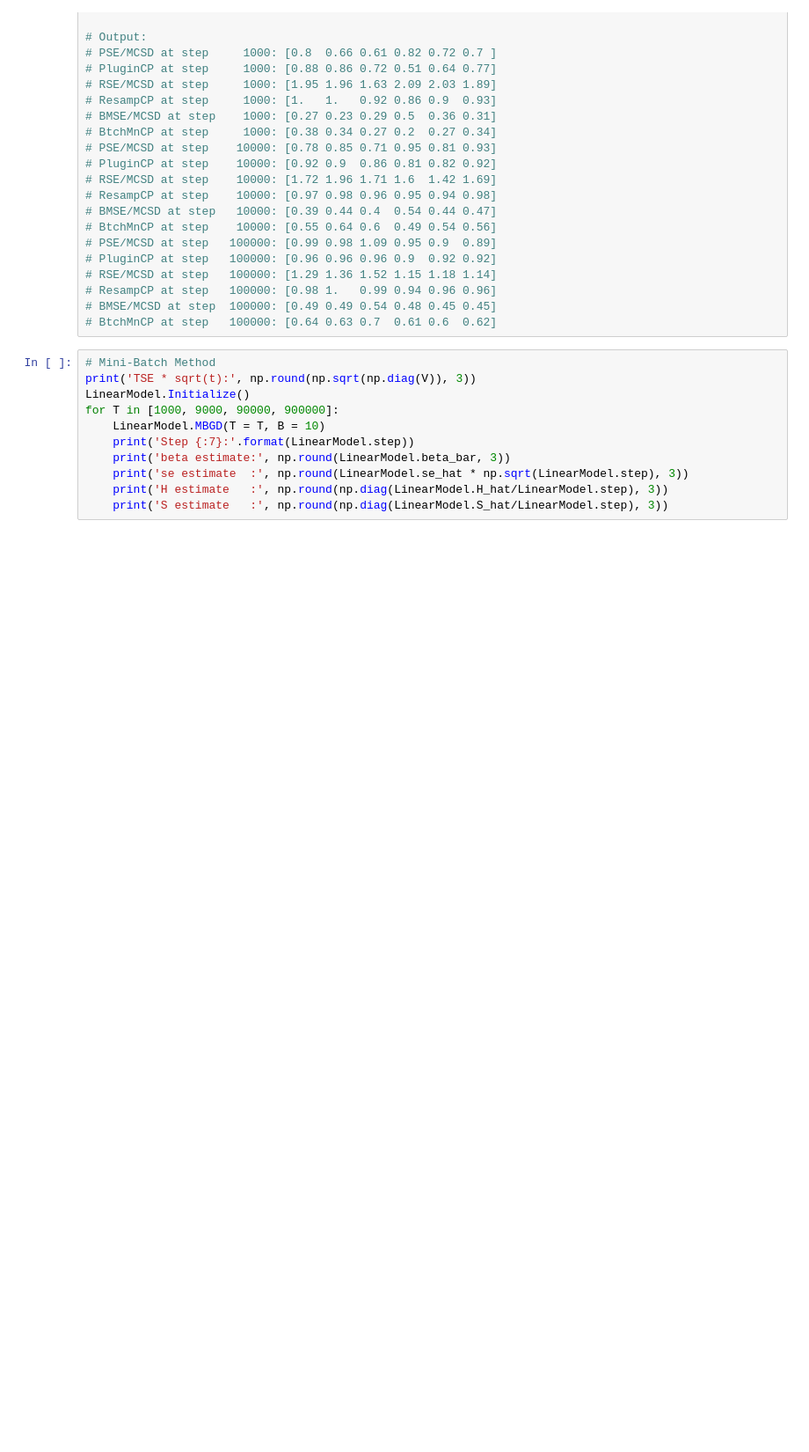
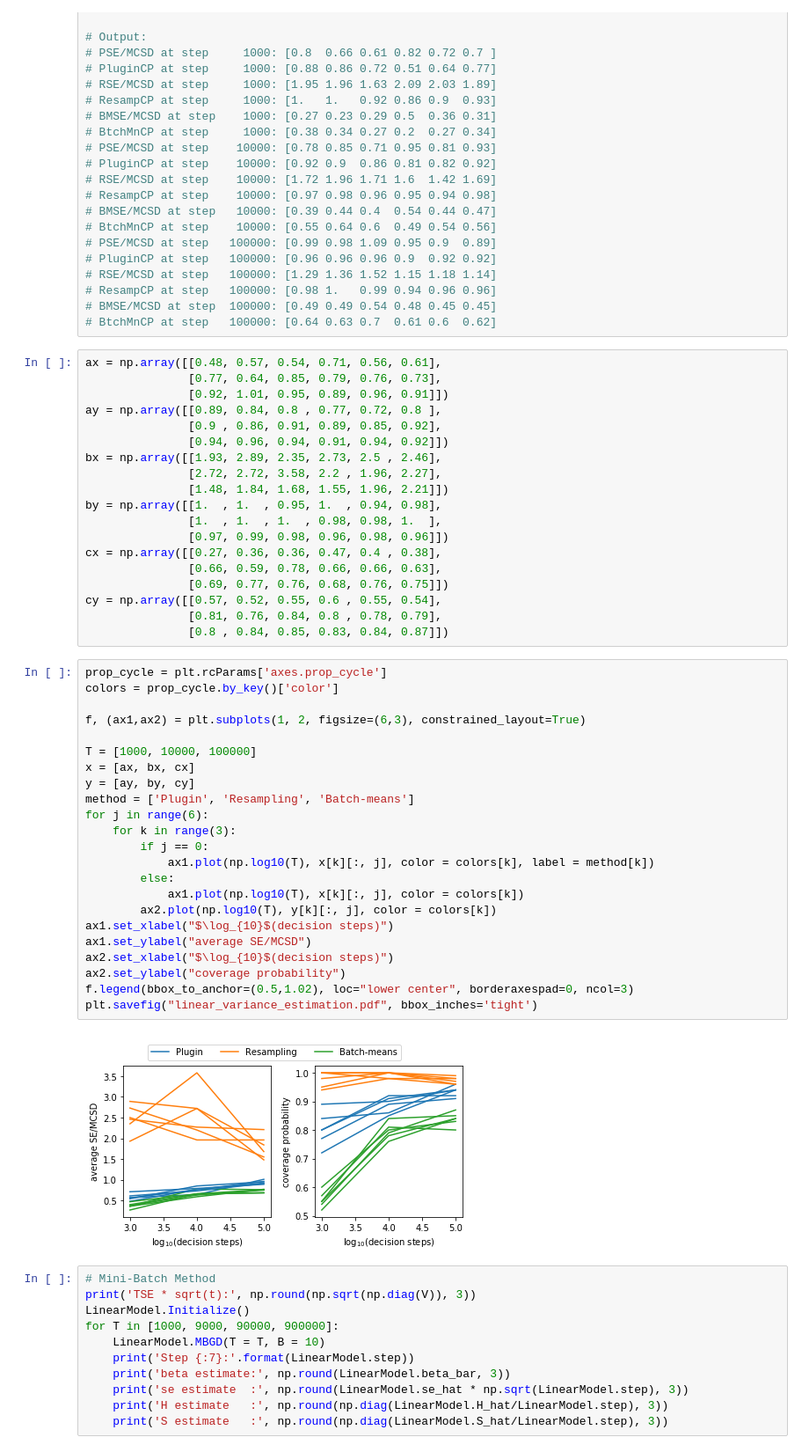
Before and after one commit to ideechy/Online-Decision-Making, a Jupyter notebook: ODMSGD.ipynb, the cells around one changed output. Shown at 88% size. Cells and saved outputs as stored; diff of their text form; blank space fills up the shorter version.

```diff
--- a/ODMSGD.ipynb
+++ b/ODMSGD.ipynb
@@ -753,6 +821,50 @@ if __name__ == '__main__':
 # ResampCP at step   100000: [0.98 1.   0.99 0.94 0.96 0.96]
 # BMSE/MCSD at step  100000: [0.49 0.49 0.54 0.48 0.45 0.45]
 # BtchMnCP at step   100000: [0.64 0.63 0.7  0.61 0.6  0.62]
+# %%
+ax = np.array([[0.48, 0.57, 0.54, 0.71, 0.56, 0.61],
+               [0.77, 0.64, 0.85, 0.79, 0.76, 0.73],
+               [0.92, 1.01, 0.95, 0.89, 0.96, 0.91]])
+ay = np.array([[0.89, 0.84, 0.8 , 0.77, 0.72, 0.8 ],
+               [0.9 , 0.86, 0.91, 0.89, 0.85, 0.92],
+               [0.94, 0.96, 0.94, 0.91, 0.94, 0.92]])
+bx = np.array([[1.93, 2.89, 2.35, 2.73, 2.5 , 2.46],
+               [2.72, 2.72, 3.58, 2.2 , 1.96, 2.27],
+               [1.48, 1.84, 1.68, 1.55, 1.96, 2.21]])
+by = np.array([[1.  , 1.  , 0.95, 1.  , 0.94, 0.98],
+               [1.  , 1.  , 1.  , 0.98, 0.98, 1.  ],
+               [0.97, 0.99, 0.98, 0.96, 0.98, 0.96]])
+cx = np.array([[0.27, 0.36, 0.36, 0.47, 0.4 , 0.38],
+               [0.66, 0.59, 0.78, 0.66, 0.66, 0.63],
+               [0.69, 0.77, 0.76, 0.68, 0.76, 0.75]])
+cy = np.array([[0.57, 0.52, 0.55, 0.6 , 0.55, 0.54],
+               [0.81, 0.76, 0.84, 0.8 , 0.78, 0.79],
+               [0.8 , 0.84, 0.85, 0.83, 0.84, 0.87]])
+# %%
+prop_cycle = plt.rcParams['axes.prop_cycle']
+colors = prop_cycle.by_key()['color']
+
+f, (ax1,ax2) = plt.subplots(1, 2, figsize=(6,3), constrained_layout=True)
+
+T = [1000, 10000, 100000]
+x = [ax, bx, cx]
+y = [ay, by, cy]
+method = ['Plugin', 'Resampling', 'Batch-means']
+for j in range(6):
+    for k in range(3):
+        if j == 0:
+            ax1.plot(np.log10(T), x[k][:, j], color = colors[k], label = method[k])
+        else:
+            ax1.plot(np.log10(T), x[k][:, j], color = colors[k])
+        ax2.plot(np.log10(T), y[k][:, j], color = colors[k])
+ax1.set_xlabel("$\log_{10}$(decision steps)")
+ax1.set_ylabel("average SE/MCSD")
+ax2.set_xlabel("$\log_{10}$(decision steps)")
+ax2.set_ylabel("coverage probability")
+f.legend(bbox_to_anchor=(0.5,1.02), loc="lower center", borderaxespad=0, ncol=3)
+plt.savefig("linear_variance_estimation.pdf", bbox_inches='tight')
+# %% [output]
+[figure, added]
 # %%
 # Mini-Batch Method
 print('TSE * sqrt(t):', np.round(np.sqrt(np.diag(V)), 3))
```
Also changed, not shown: parts of 48 cells of this notebook, 7 other files.
